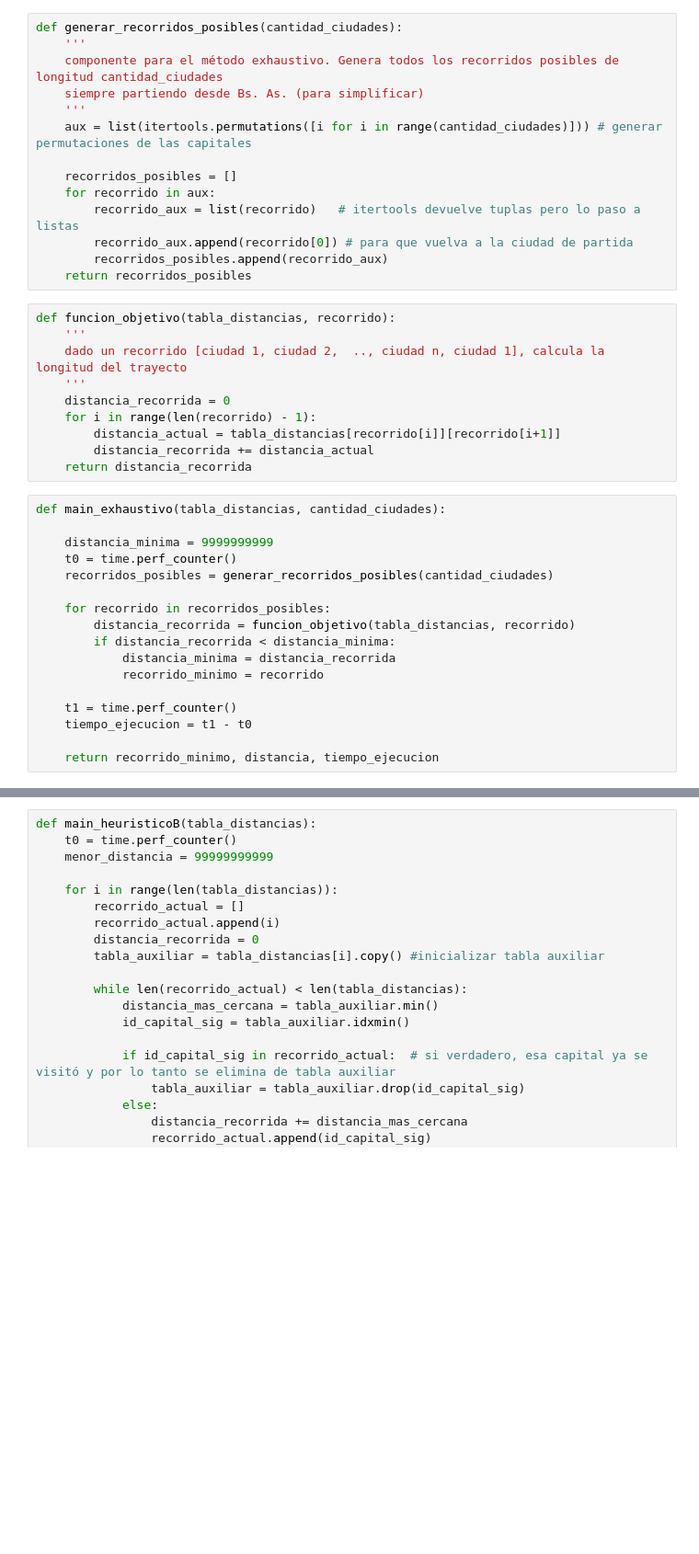
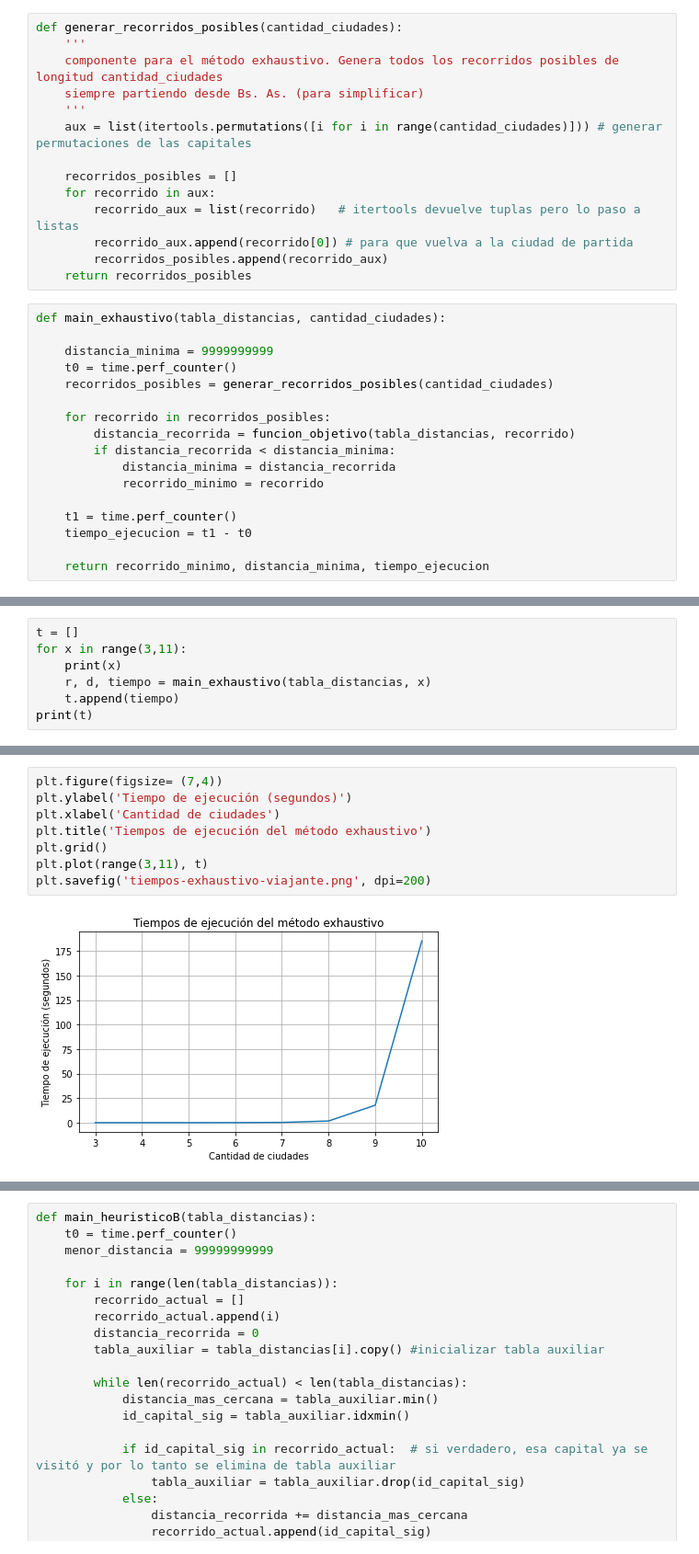
Before and after one commit to agustindangelo/alggeneticos, a Jupyter notebook: tp-viajante/TP3_Algoritmos Geneticos.ipynb, the cells around one changed output, grey strips where cells are left out. Shown: that part at 92% size. Saved outputs shown, nothing was run; the diff lists cells and outputs as text; blank space fills up the shorter version.

Commit message:
complejidad computacional método exhaustivo

```diff
--- a/tp-viajante/TP3_Algoritmos Geneticos.ipynb
+++ b/tp-viajante/TP3_Algoritmos Geneticos.ipynb
@@ -488,16 +440,6 @@ def generar_recorridos_posibles(cantidad_ciudades):
         recorrido_aux.append(recorrido[0]) # para que vuelva a la ciudad de partida
         recorridos_posibles.append(recorrido_aux)
     return recorridos_posibles
-# %%
-def funcion_objetivo(tabla_distancias, recorrido):
-    '''
-    dado un recorrido [ciudad 1, ciudad 2,  .., ciudad n, ciudad 1], calcula la longitud del trayecto
-    '''
-    distancia_recorrida = 0
-    for i in range(len(recorrido) - 1):
-        distancia_actual = tabla_distancias[recorrido[i]][recorrido[i+1]]
-        distancia_recorrida += distancia_actual
-    return distancia_recorrida
 # %%
 def main_exhaustivo(tabla_distancias, cantidad_ciudades):
 
@@ -514,4 +456,4 @@ def main_exhaustivo(tabla_distancias, cantidad_ciudades):
     t1 = time.perf_counter()
     tiempo_ejecucion = t1 - t0
 
-    return recorrido_minimo, distancia, tiempo_ejecucion
+    return recorrido_minimo, distancia_minima, tiempo_ejecucion
@@ -520,0 +460,7 @@ disntancia: 2501.0
+# %%
+t = []
+for x in range(3,11):
+    print(x)
+    r, d, tiempo = main_exhaustivo(tabla_distancias, x)
+    t.append(tiempo)
+print(t)
@@ -520,0 +477,10 @@ disntancia: 2501.0
+# %%
+plt.figure(figsize= (7,4))
+plt.ylabel('Tiempo de ejecución (segundos)')
+plt.xlabel('Cantidad de ciudades')
+plt.title('Tiempos de ejecución del método exhaustivo')
+plt.grid()
+plt.plot(range(3,11), t)
+plt.savefig('tiempos-exhaustivo-viajante.png', dpi=200)
+# %% [output]
+[figure, added]
```
Also changed, not shown: parts of 4 cells of this notebook, 1 other file.
